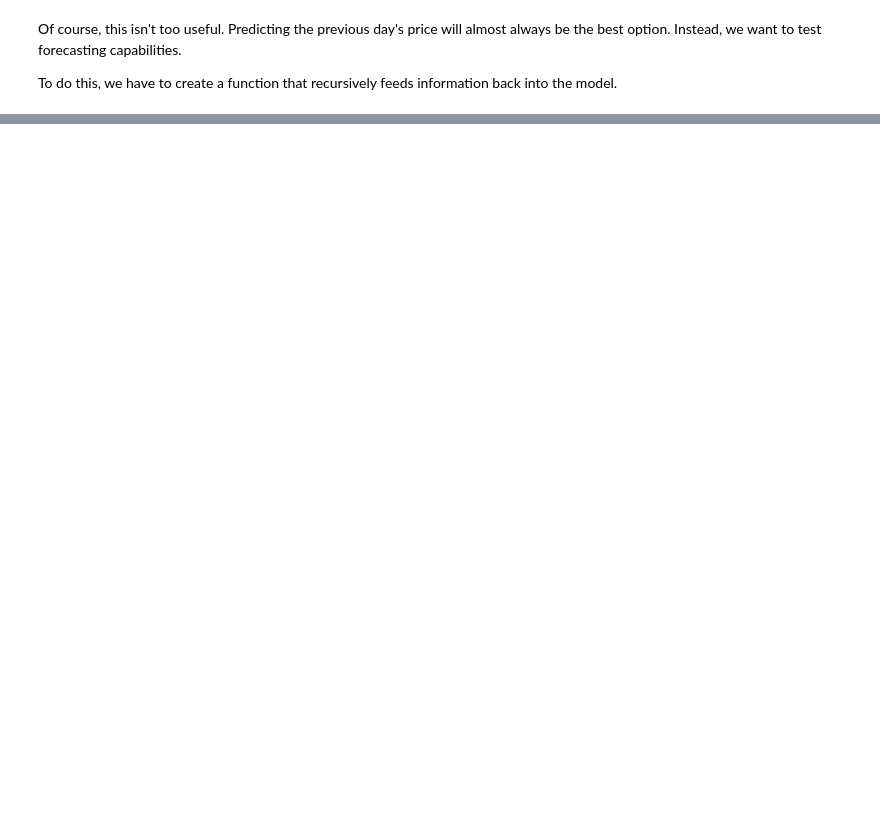
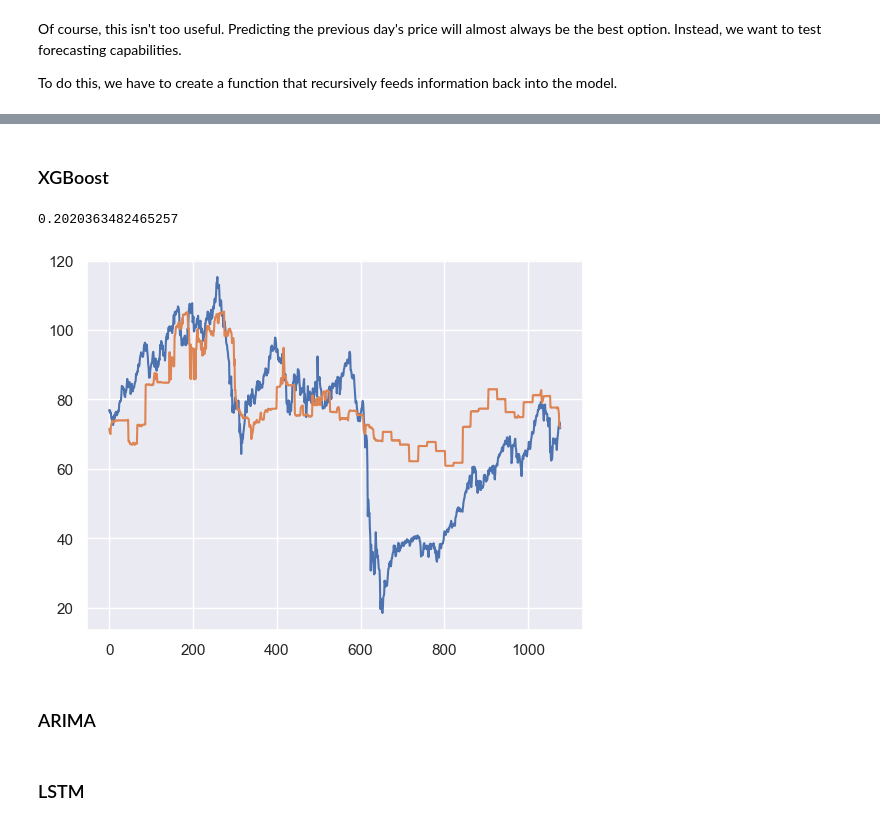
Before and after one commit to njd87/stat195_final_proj, a Jupyter notebook: model.ipynb, the cells around one changed output, grey strips where cells are left out. Saved outputs shown, nothing was run; the diff lists cells and outputs as text; code cells hidden in the pictures; blank space fills up the shorter version.

```diff
--- a/model.ipynb
+++ b/model.ipynb
@@ -933,0 +794,2 @@ KeyboardInterrupt:
+# %% [markdown]
+### XGBoost
@@ -933,0 +909,10 @@ KeyboardInterrupt:
+# %%
+plt.plot(range(0, len(y_test_20_horizon)), y_test_20_horizon)
+plt.plot(horizon_20_xgboost_pred)
+
+print(MAPE_squared(y_test_20_horizon, horizon_20_xgboost_pred))
+# %% [output]
+0.2020363482465257
+[figure, added]
+# %% [markdown]
+### ARIMA
@@ -933,0 +951,2 @@ KeyboardInterrupt:
+# %% [markdown]
+### LSTM
```
Also changed, not shown: parts of 63 cells of this notebook, 23 other files.
